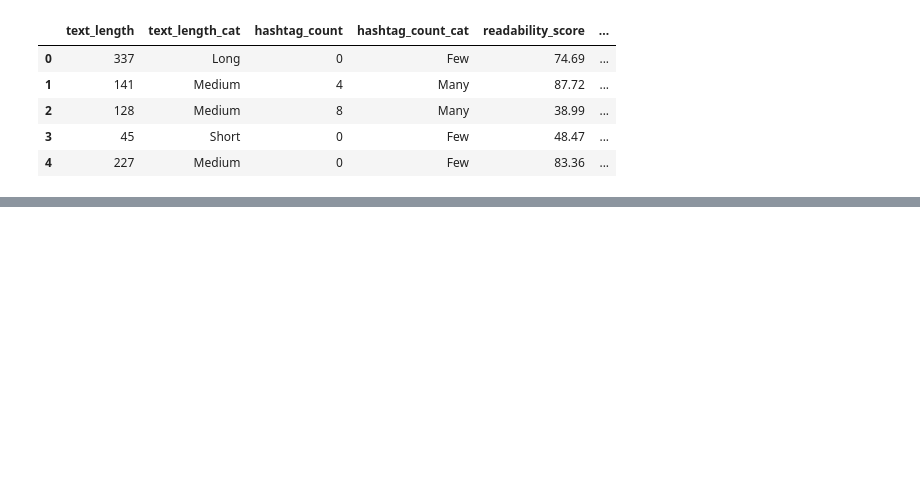
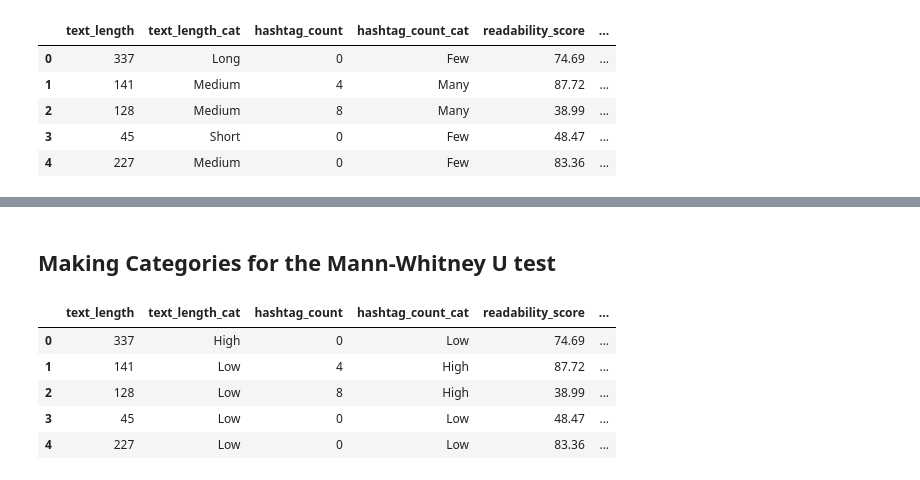
Before and after one commit to alvaarro/DigitalMarketingStrategy, a Jupyter notebook: sander_df.ipynb, the cells around one changed output, grey strips where cells are left out. Cells and saved outputs as stored; diff of their text form; code cells hidden in the pictures; blank space fills up the shorter version.

```diff
--- a/sander_df.ipynb
+++ b/sander_df.ipynb
@@ -165,0 +229,16 @@ filtered_df = merged_df[merged_df['Unweighted_Engagement_Score'] <= 600]
+# %%
+# Logarithmic Transformation: Effective for right-skewed data.
+filtered_df['log_text_length'] = np.log1p(filtered_df['text_length'])
+filtered_df['log_hashtag_count'] = np.log1p(filtered_df['hashtag_count'])
+filtered_df['log_readability_score'] = np.log1p(filtered_df['readability_score'])
+filtered_df['log_emoji_count'] = np.log1p(filtered_df['emoji_count'])
+
+filtered_df['log_Unweighted_Engagement_Score'] = np.log1p(filtered_df['Unweighted_Engagement_Score'])
+
+log_variables_to_test = ['log_text_length', 'log_hashtag_count', 'log_readability_score', 'log_emoji_count']
+
+for i, variables in enumerate(log_variables_to_test, 1):
+    print(f"Variable: {variables}")
+    stat, p_value = lilliefors(filtered_df[variables], dist='norm')
+    print(f"Lilliefors test statistic: {stat}, p-value: {p_value}")
+    print()
@@ -179,15 +297,15 @@ filtered_df[['text_length', 'hashtag_count', 'readability_score', 'emoji_count']
 # %%
-filtered_df = filtered_df.copy()
+filtered_df1 = filtered_df.copy()
 
 # Binning/Categorizing each variable
-filtered_df['text_length_cat'] = pd.cut(filtered_df['text_length'], bins=[0, 108, 309, float('inf')], labels=['Short', 'Medium', 'Long'], right=False)
-filtered_df['hashtag_count_cat'] = pd.cut(filtered_df['hashtag_count'], bins=[0, 1, 2, float('inf')], labels=['Few', 'Moderate', 'Many'], right=False)
-filtered_df['readability_score_cat'] = pd.cut(filtered_df['readability_score'], bins=[-float('inf'), 56.96, 81.815, float('inf')], labels=['Hard', 'Moderate', 'Easy'], right=False)
-filtered_df['emoji_count_cat'] = pd.cut(filtered_df['emoji_count'], bins=[0, 1, 2, float('inf')], labels=['Few', 'Moderate', 'Many'], right=False)
+filtered_df1['text_length_cat'] = pd.cut(filtered_df1['text_length'], bins=[0, 108, 309, float('inf')], labels=['Short', 'Medium', 'Long'], right=False)
+filtered_df1['hashtag_count_cat'] = pd.cut(filtered_df1['hashtag_count'], bins=[0, 1, 2, float('inf')], labels=['Few', 'Moderate', 'Many'], right=False)
+filtered_df1['readability_score_cat'] = pd.cut(filtered_df1['readability_score'], bins=[-float('inf'), 56.96, 81.815, float('inf')], labels=['Hard', 'Moderate', 'Easy'], right=False)
+filtered_df1['emoji_count_cat'] = pd.cut(filtered_df1['emoji_count'], bins=[0, 1, 2, float('inf')], labels=['Few', 'Moderate', 'Many'], right=False)
 
 # Display the first few rows to verify the binning
 display_columns = ['text_length', 'text_length_cat', 'hashtag_count', 'hashtag_count_cat', 'readability_score', 'readability_score_cat', 'emoji_count', 'emoji_count_cat', 'Unweighted_Engagement_Score']
-display(filtered_df[display_columns].head(5))
+display(filtered_df1[display_columns].head(5))
 # %% [output]
 |  | text_length | text_length_cat | hashtag_count | hashtag_count_cat | readability_score | ... |
 | 0 | 337 | Long | 0 | Few | 74.69 | ... |
@@ -258,0 +377,19 @@ The p-value you're seeing, 0.0009999999999998899, is very likely a limitation of
+# %% [markdown]
+## Making Categories for the Mann-Whitney U test
+# %%
+filtered_df2 = filtered_df.copy()
+
+filtered_df2['text_length_cat'] = pd.cut(filtered_df2['text_length'], bins=[0, 309, float('inf')], labels=['Low', 'High'], right=False)
+filtered_df2['hashtag_count_cat'] = pd.cut(filtered_df2['hashtag_count'], bins=[0, 2, float('inf')], labels=['Low', 'High'], right=False)
+filtered_df2['readability_score_cat'] = pd.cut(filtered_df2['readability_score'], bins=[-float('inf'), 81.815, float('inf')], labels=['Low', 'High'], right=False)
+filtered_df2['emoji_count_cat'] = pd.cut(filtered_df2['emoji_count'], bins=[0, 2, float('inf')], labels=['Low', 'High'], right=False)
+
+display_columns = ['text_length', 'text_length_cat', 'hashtag_count', 'hashtag_count_cat', 'readability_score', 'readability_score_cat', 'emoji_count', 'emoji_count_cat', 'Unweighted_Engagement_Score']
+display(filtered_df2[display_columns].head(5))
+# %% [output]
+|  | text_length | text_length_cat | hashtag_count | hashtag_count_cat | readability_score | ... |
+| 0 | 337 | High | 0 | Low | 74.69 | ... |
+| 1 | 141 | Low | 4 | High | 87.72 | ... |
+| 2 | 128 | Low | 8 | High | 38.99 | ... |
+| 3 | 45 | Low | 0 | Low | 48.47 | ... |
+| 4 | 227 | Low | 0 | Low | 83.36 | ... |
```
Also changed, not shown: parts of 26 cells of this notebook.
